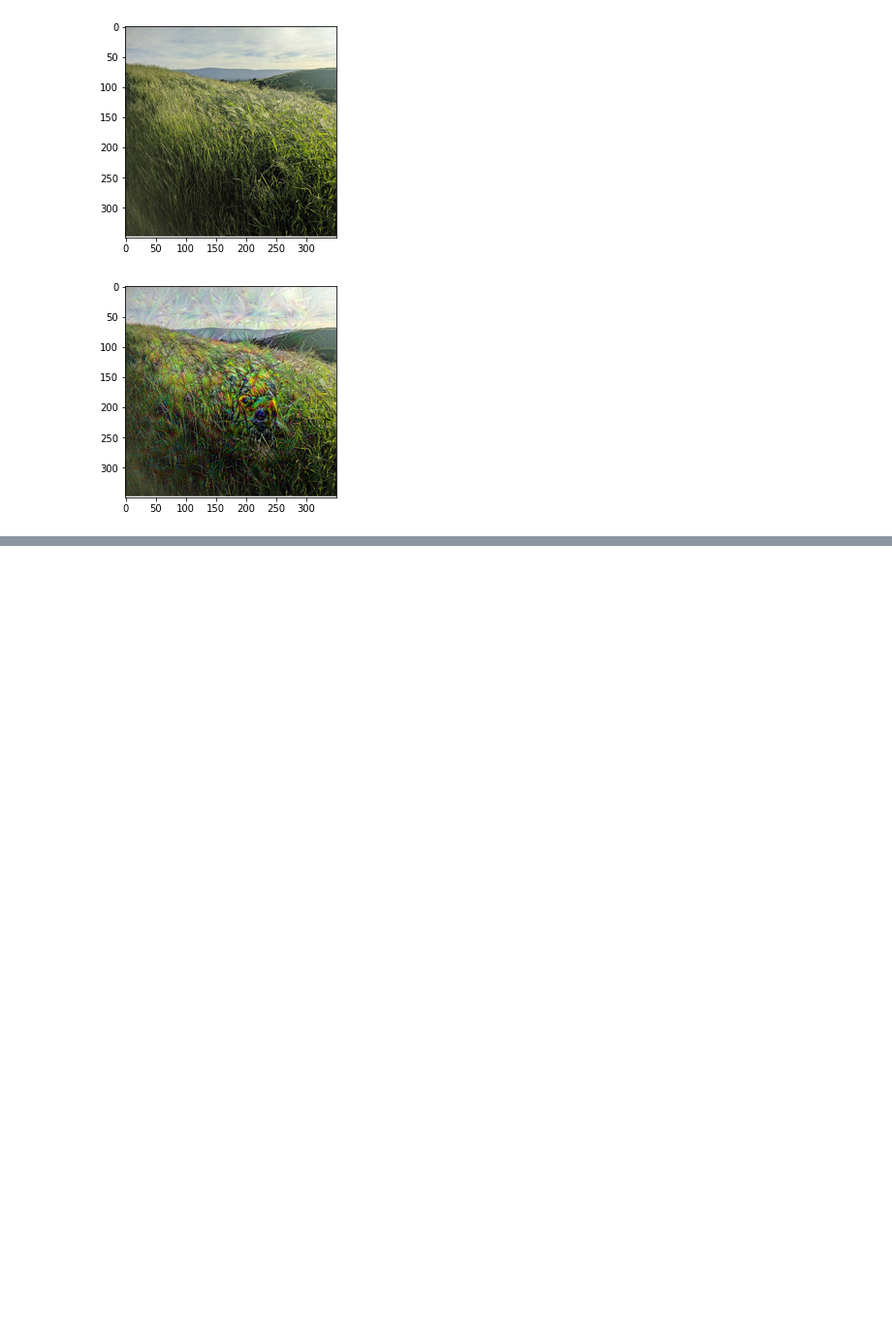
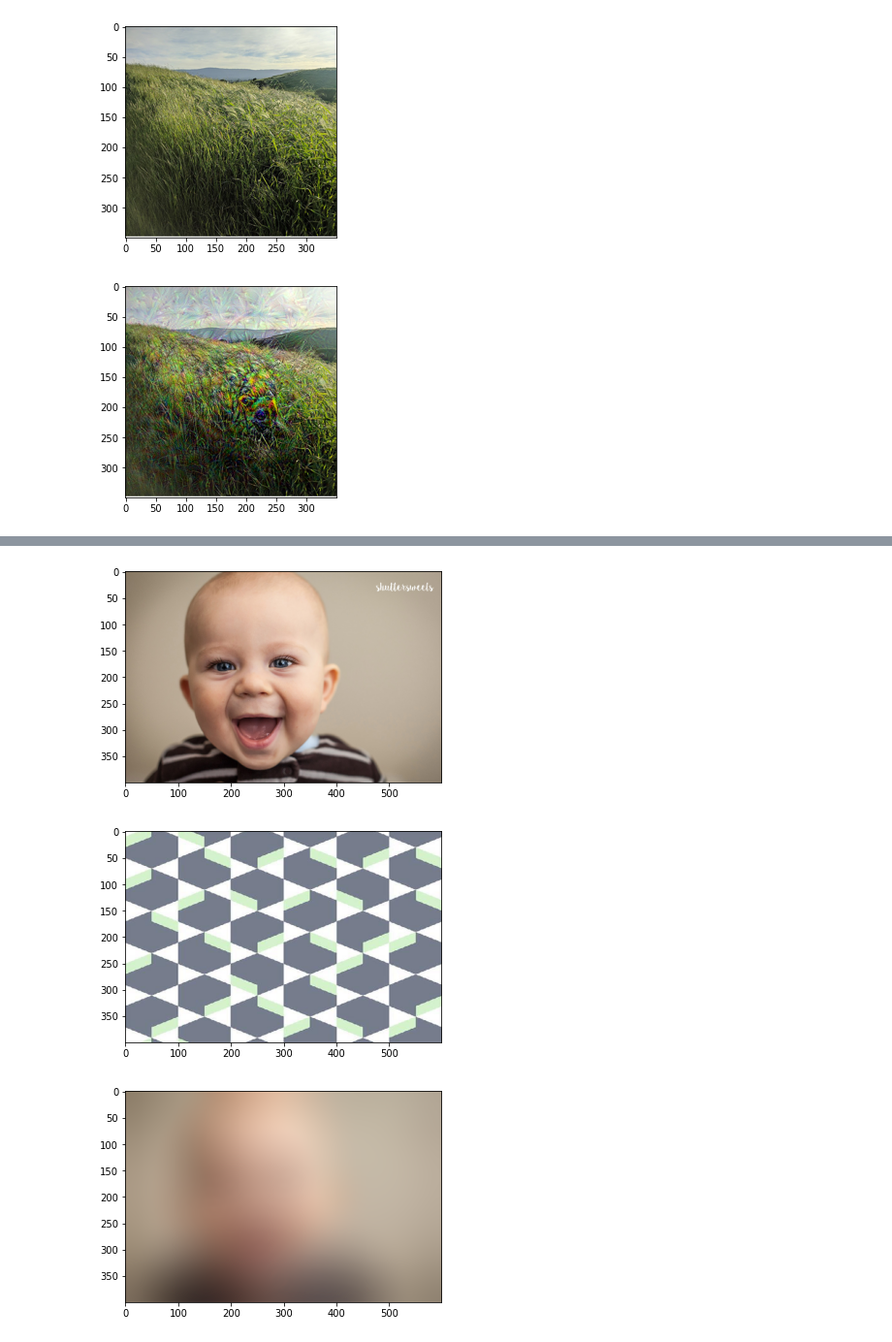
Before and after one commit to johnseo1026/TIL-H, a Jupyter notebook: 케라스 창시자에게 배우는 딥러닝/8_생성_모델을_위한_딥러닝.ipynb, the cells around one changed output, grey strips where cells are left out. Shown: that part at 97% size. Cells and saved outputs as stored; diff of their text form; code cells hidden in the pictures; blank space fills up the shorter version.

```diff
--- a/케라스 창시자에게 배우는 딥러닝/8_생성_모델을_위한_딥러닝.ipynb
+++ b/케라스 창시자에게 배우는 딥러닝/8_생성_모델을_위한_딥러닝.ipynb
@@ -338,0 +490,27 @@ plt.show()
+# %%
+# 스타일 트랜스퍼 반복 루프
+from scipy.optimize import fmin_l_bfgs_b
+import time
+
+result_prefix = 'style_transfer_result'
+iterations = 20
+
+# 뉴럴 스타일 트랜스퍼의 손실을 최소화하기 위해 생성된 이미지에 대해 L-BFGS 최적화를 수행합니다
+# 초기 값은 타깃 이미지입니다
+# scipy.optimize.fmin_l_bfgs_b 함수가 벡터만 처리할 수 있기 때문에 이미지를 펼칩니다.
+x = preprocess_image(target_image_path)
+x = x.flatten()
+for i in range(iterations):
+    print('반복 횟수:', i)
+    start_time = time.time()
+    x, min_val, info = fmin_l_bfgs_b(evaluator.loss, x,
+                                     fprime=evaluator.grads, maxfun=20)
+    print('현재 손실 값:', min_val)
+    # 생성된 현재 이미지를 저장합니다
+    img = x.copy().reshape((img_height, img_width, 3))
+    img = deprocess_image(img)
+    fname = result_prefix + '_at_iteration_%d.png' % i
+    save_img(fname, img)
+    end_time = time.time()
+    print('저장 이미지: ', fname)
+    print('%d 번째 반복 완료: %ds' % (i, end_time - start_time))
@@ -338,0 +535,18 @@ plt.show()
+# %%
+from matplotlib import pyplot as plt
+
+# 콘텐츠 이미지
+plt.imshow(load_img(target_image_path, target_size=(img_height, img_width)))
+plt.figure()
+
+# 스타일 이미지
+plt.imshow(load_img(style_reference_image_path, target_size=(img_height, img_width)))
+plt.figure()
+
+# 생성된 이미지
+plt.imshow(img)
+plt.show()
+# %% [output]
+[figure, added]
+[figure, added]
+[figure, added]
```
Also changed, not shown: parts of 11 cells of this notebook.
